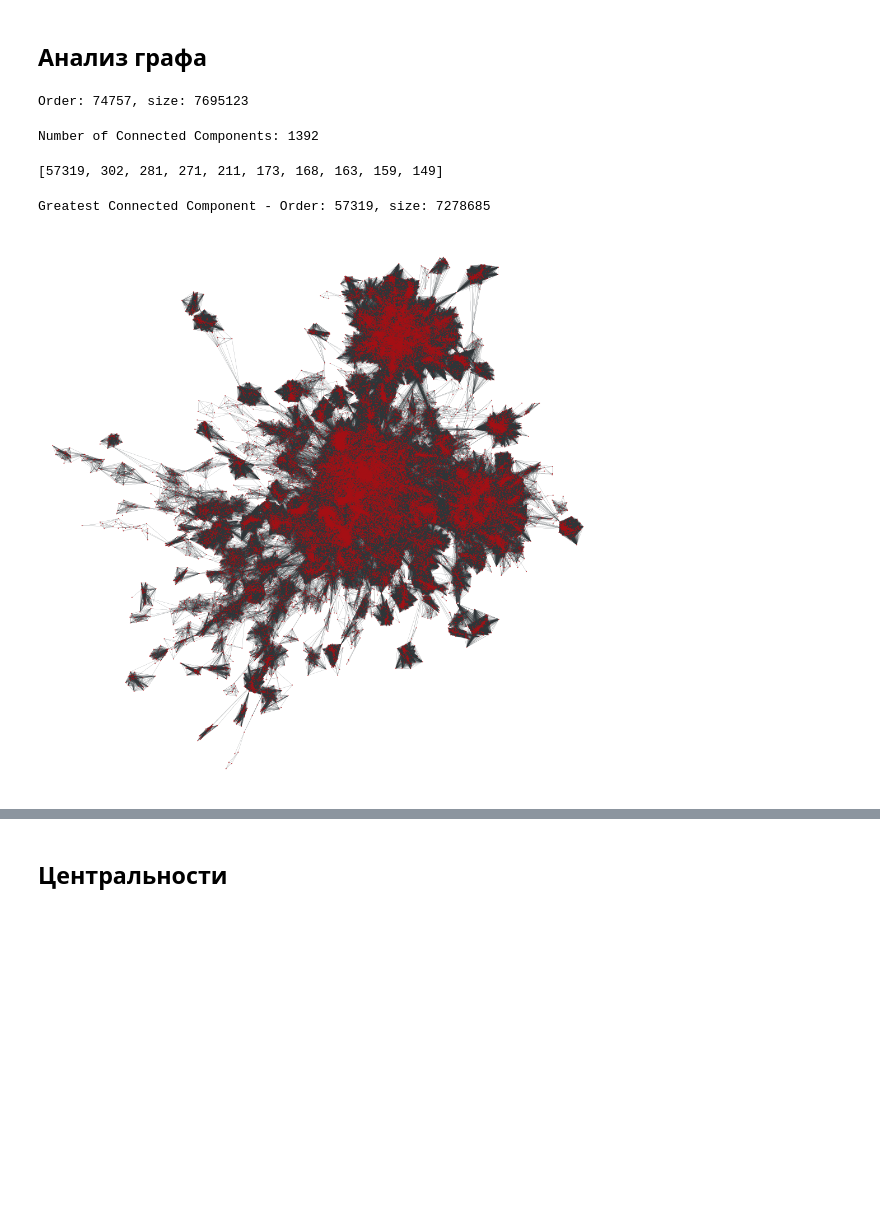
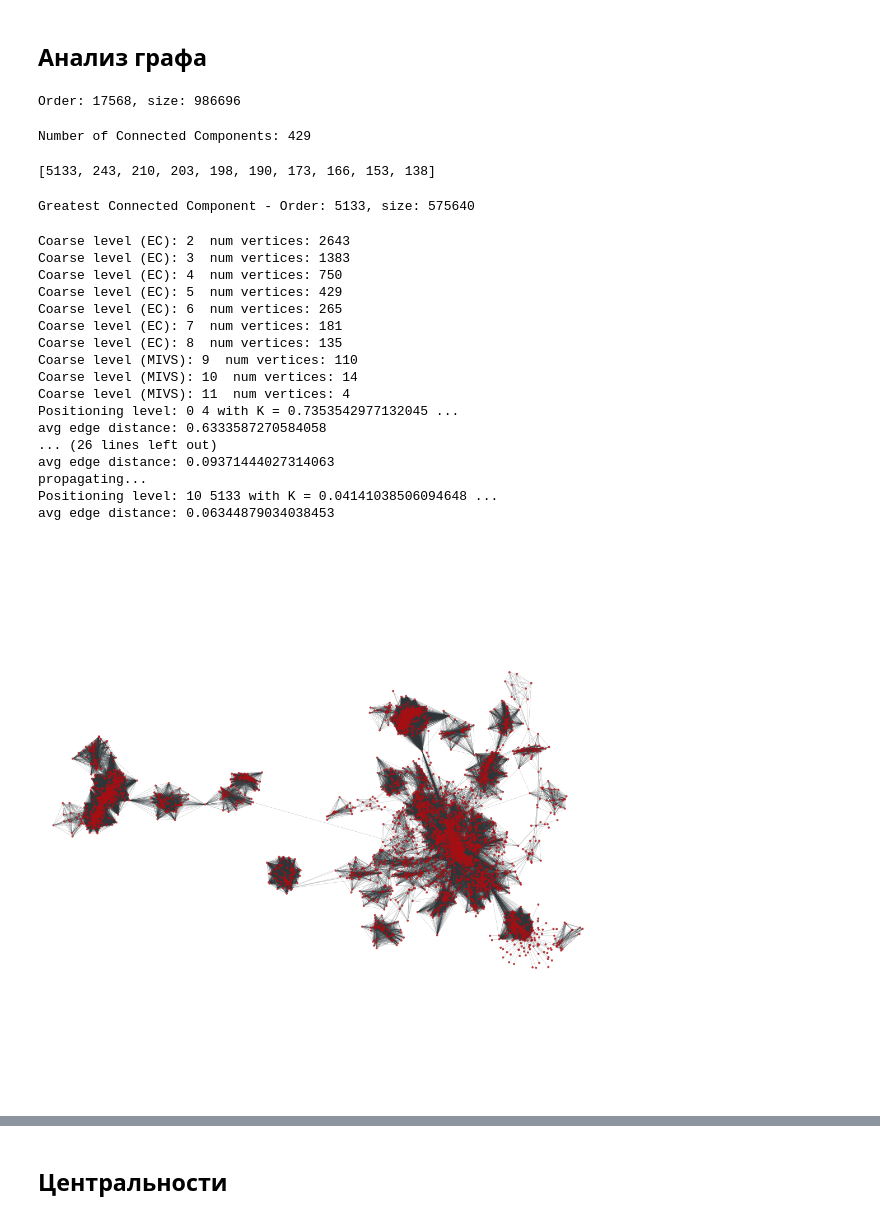
Before and after one commit to mikhmakarov/officials_network, a Jupyter notebook: analyse_graph.ipynb, the cells around one changed output, grey strips where cells are left out. Saved outputs shown, nothing was run; the diff lists cells and outputs as text; code cells hidden in the pictures; blank space fills up the shorter version.

```diff
--- a/analyse_graph.ipynb
+++ b/analyse_graph.ipynb
@@ -13,5 +12,5 @@ ModuleNotFoundError: No module named 'graph_tool'
 # %% [markdown]
 ## Загрузка графа
 # %%
-df = pd.read_csv('data/graph.csv', header=None)
+df = pd.read_csv('data/graph.csv', header=0)
 df.head()
@@ -17,0 +40,4 @@ df.head()
+# %%
+THRESHOLD = 2
+
+df = df[df[df.columns[2]] >= THRESHOLD]
@@ -78,28 +116,45 @@ gt.draw.graph_draw(g, pos, output_size=(1000, 1000), vertex_size=1, edge_pen_wid
 # %%
 print('Order: {}, size: {}'.format(g.num_vertices(), g.num_edges()))
 # %% [output]
-Order: 74757, size: 7695123
+Order: 17568, size: 986696
 # %%
 comp, comp_hist = gt.topology.label_components(g)
 # %%
 n_comp = len(comp_hist)
 print('Number of Connected Components: {}'.format(n_comp))
 # %% [output]
-Number of Connected Components: 1392
+Number of Connected Components: 429
 # %%
 sorted(comp_hist, reverse=True)[:10]
 # %% [output]
-[57319, 302, 281, 271, 211, 173, 168, 163, 159, 149]
+[5133, 243, 210, 203, 198, 190, 173, 166, 153, 138]
 # %%
 gc_index = np.argmax(comp_hist)
 gc = gt.GraphView(g, vfilt=comp.a == gc_index)
 # %%
 print('Greatest Connected Component - Order: {}, size: {}'.format(gc.num_vertices(), gc.num_edges()))
 # %% [output]
-Greatest Connected Component - Order: 57319, size: 7278685
+Greatest Connected Component - Order: 5133, size: 575640
 # %%
-pos_gc = gt.draw.sfdp_layout(gc, max_iter=10)
-gt.draw.graph_draw(gc, pos_gc, output_size=(1000, 1000), vertex_size=2, vcmap=matplotlib.cm.gist_heat_r,
+pos_gc = gt.draw.sfdp_layout(gc, verbose=True, max_iter=10)
+gt.draw.graph_draw(gc, pos_gc, output_size=(1000, 1000), vcmap=matplotlib.cm.gist_heat_r,
            edge_pen_width=0.2, vertex_color=[1,1,1,0])
 # %% [output]
+Coarse level (EC): 2  num vertices: 2643
+Coarse level (EC): 3  num vertices: 1383
+Coarse level (EC): 4  num vertices: 750
+Coarse level (EC): 5  num vertices: 429
+Coarse level (EC): 6  num vertices: 265
+Coarse level (EC): 7  num vertices: 181
+Coarse level (EC): 8  num vertices: 135
+Coarse level (MIVS): 9  num vertices: 110
+Coarse level (MIVS): 10  num vertices: 14
+Coarse level (MIVS): 11  num vertices: 4
+Positioning level: 0 4 with K = 0.7353542977132045 ...
+avg edge distance: 0.6333587270584058
+... (26 lines left out)
+avg edge distance: 0.09371444027314063
+propagating...
+Positioning level: 10 5133 with K = 0.04141038506094648 ...
+avg edge distance: 0.06344879034038453
-[figure, old version]
+[figure, new version]
```
Also changed, not shown: parts of 53 cells of this notebook, 4 other files.
